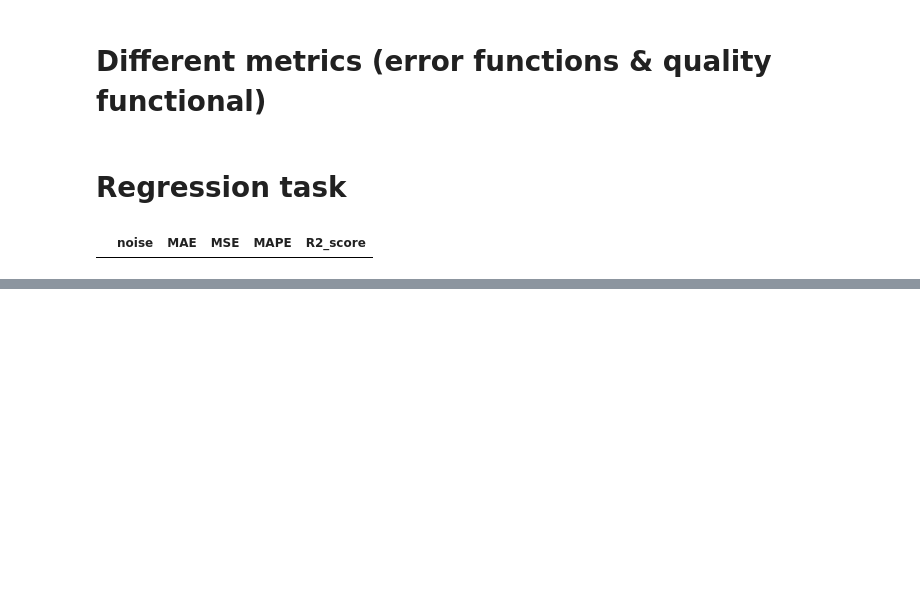
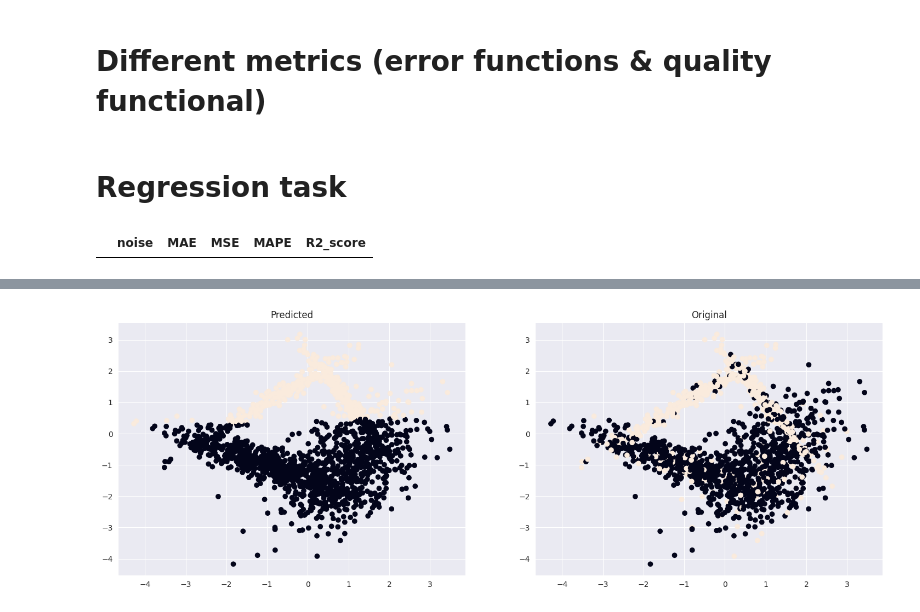
Before and after one commit to AnatolyAdamovich/ML-seminars, a Jupyter notebook: metrics/comparsion.ipynb, the cells around one changed output, grey strips where cells are left out. Saved outputs shown, nothing was run; the diff lists cells and outputs as text; code cells hidden in the pictures; blank space fills up the shorter version.

```diff
--- a/metrics/comparsion.ipynb
+++ b/metrics/comparsion.ipynb
@@ -86,0 +122,12 @@ sns.lineplot(data=metrics['R2_score'])
+# %%
+model.fit(X_train_scaled, y_train)
+y_predicted = model.predict(X_test_scaled)
+
+fig, (ax1, ax2) = plt.subplots(1, 2, figsize=(18, 6))
+ax1.scatter(X_test[:, 0], X_test[:, 1], c=y_predicted)
+ax2.scatter(X_test[:, 0], X_test[:, 1], c=y_test)
+ax1.set_title('Predicted')
+ax2.set_title('Original')
+plt.show()
+# %% [output]
+[figure, added]
```
Also changed, not shown: parts of 12 cells of this notebook.
